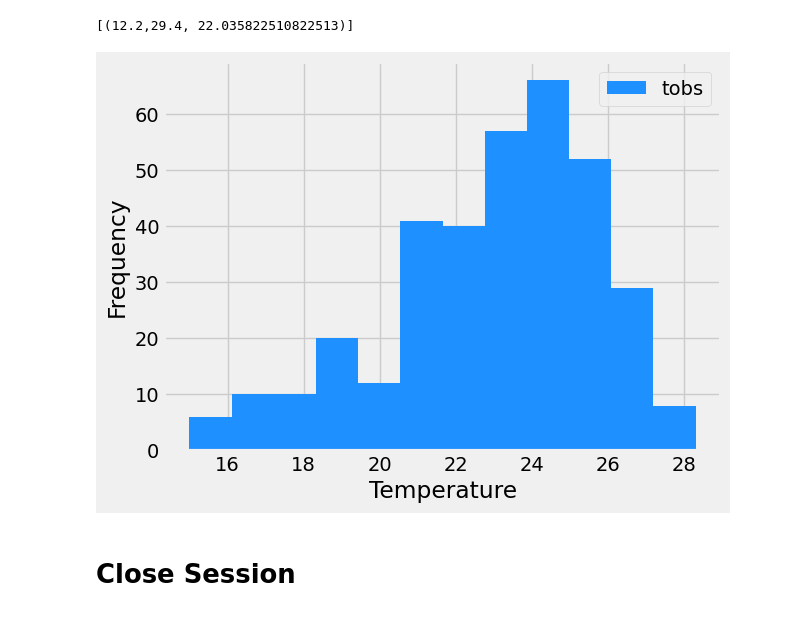
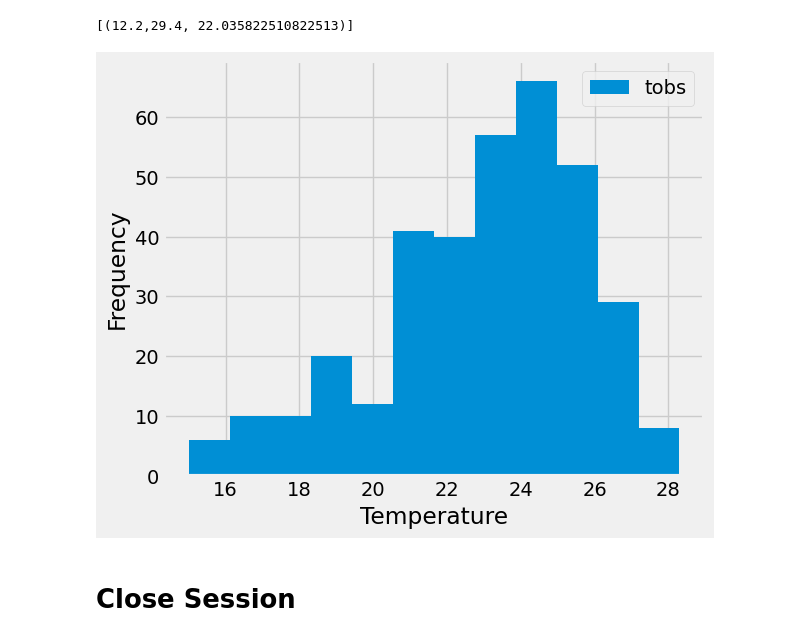
Before and after one commit to AMRITKAUR89/sqlalchemy-challenge, a Jupyter notebook: SurfsUp/climate_starter.ipynb, the cells around one changed output. Drawn from its saved outputs; the diff is of its cells as text; code cells hidden in the pictures.

```diff
--- a/SurfsUp/climate_starter.ipynb
+++ b/SurfsUp/climate_starter.ipynb
@@ -175,13 +169,13 @@ temperatures = [temp[0] for temp in temperature_data]
 # %%
 # Plot the Histogram
-plt.hist(temperatures, bins=12, color='dodgerblue', label='tobs')
-plt.title(f"")
+df.plot.hist(bins=12)
+plt.tight_layout()
 plt.xlabel("Temperature")
 plt.ylabel("Frequency")
 plt.legend(loc="upper right")
 plt.show()
 # %% [output]
-[figure, old version]
+[figure, new version]
 # %% [markdown]
 # Close Session
 # %%
```
Also changed, not shown: parts of 9 cells of this notebook, 2 other files.
